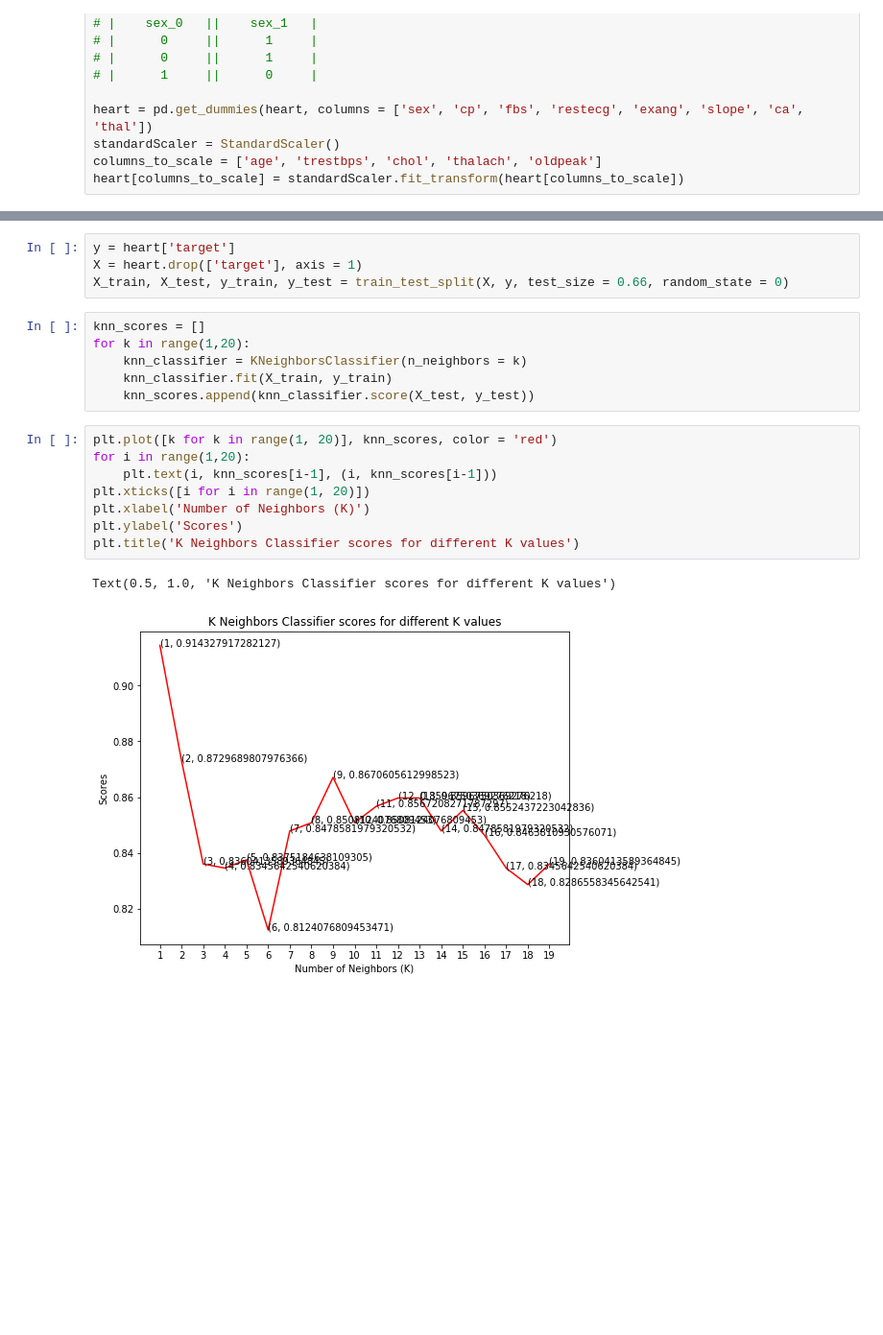
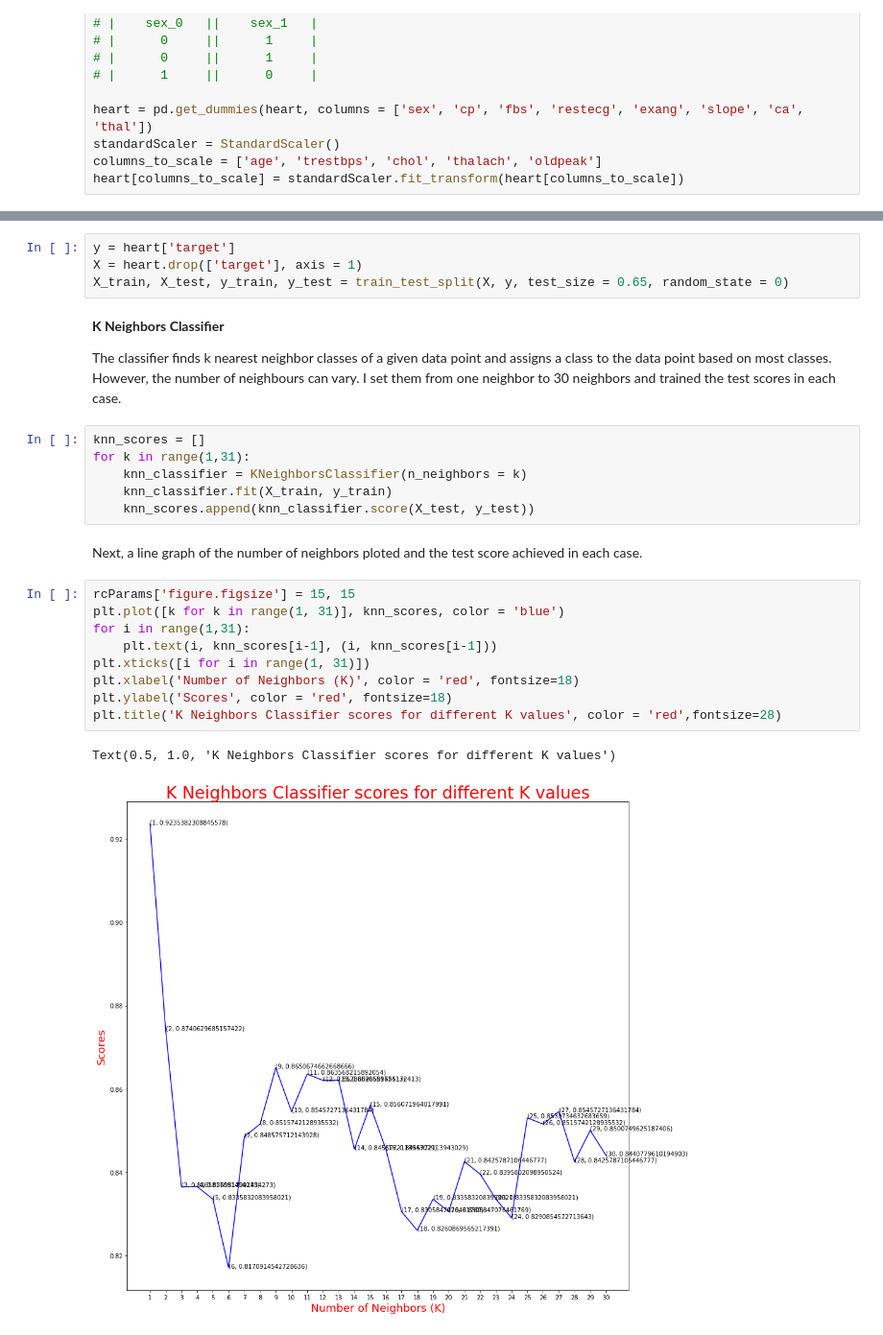
Before and after one commit to haishan-shi/A1, a Jupyter notebook: A2_Practical_Machine_Learning_Project.ipynb, the cells around one changed output, grey strips where cells are left out. Shown at 96% size. Drawn from its saved outputs; the diff is of its cells as text; blank space fills up the shorter version.

```diff
--- a/A2_Practical_Machine_Learning_Project.ipynb
+++ b/A2_Practical_Machine_Learning_Project.ipynb
@@ -212,21 +222,28 @@ NameError: ignored
 # %%
 y = heart['target']
 X = heart.drop(['target'], axis = 1)
-X_train, X_test, y_train, y_test = train_test_split(X, y, test_size = 0.66, random_state = 0)
+X_train, X_test, y_train, y_test = train_test_split(X, y, test_size = 0.65, random_state = 0)
+# %% [markdown]
+**K Neighbors Classifier**
+
+The classifier finds k nearest neighbor classes of a given data point and assigns a class to the data point based on most classes. However, the number of neighbours can vary. I set them from one neighbor to 30 neighbors and trained the test scores in each case.
 # %%
 knn_scores = []
-for k in range(1,20):
+for k in range(1,31):
     knn_classifier = KNeighborsClassifier(n_neighbors = k)
     knn_classifier.fit(X_train, y_train)
     knn_scores.append(knn_classifier.score(X_test, y_test))
+# %% [markdown]
+Next, a line graph of the number of neighbors ploted and the test score achieved in each case.
 # %%
-plt.plot([k for k in range(1, 20)], knn_scores, color = 'red')
-for i in range(1,20):
+rcParams['figure.figsize'] = 15, 15
+plt.plot([k for k in range(1, 31)], knn_scores, color = 'blue')
+for i in range(1,31):
     plt.text(i, knn_scores[i-1], (i, knn_scores[i-1]))
-plt.xticks([i for i in range(1, 20)])
-plt.xlabel('Number of Neighbors (K)')
-plt.ylabel('Scores')
-plt.title('K Neighbors Classifier scores for different K values')
+plt.xticks([i for i in range(1, 31)])
+plt.xlabel('Number of Neighbors (K)', color = 'red', fontsize=18)
+plt.ylabel('Scores', color = 'red', fontsize=18)
+plt.title('K Neighbors Classifier scores for different K values', color = 'red',fontsize=28)
 # %% [output]
 Text(0.5, 1.0, 'K Neighbors Classifier scores for different K values')
-[figure, old version]
+[figure, new version]
```
Also changed, not shown: parts of 23 cells of this notebook.
